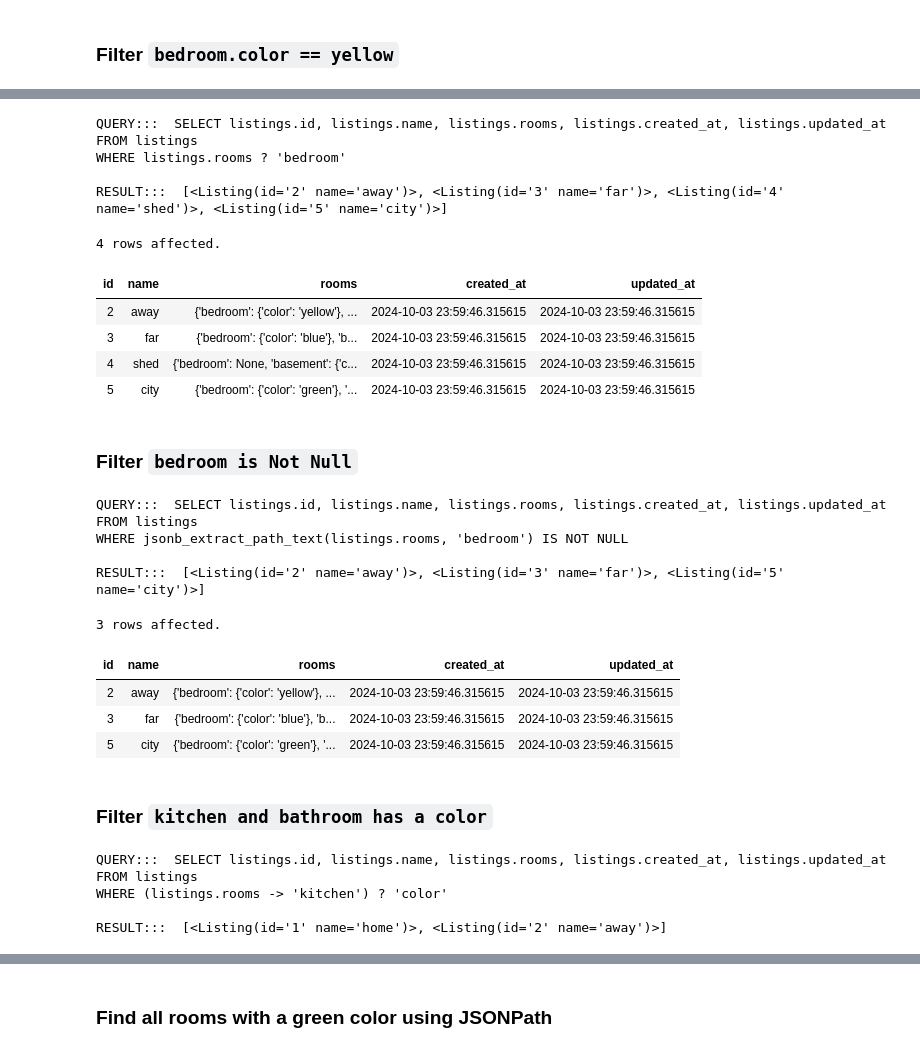
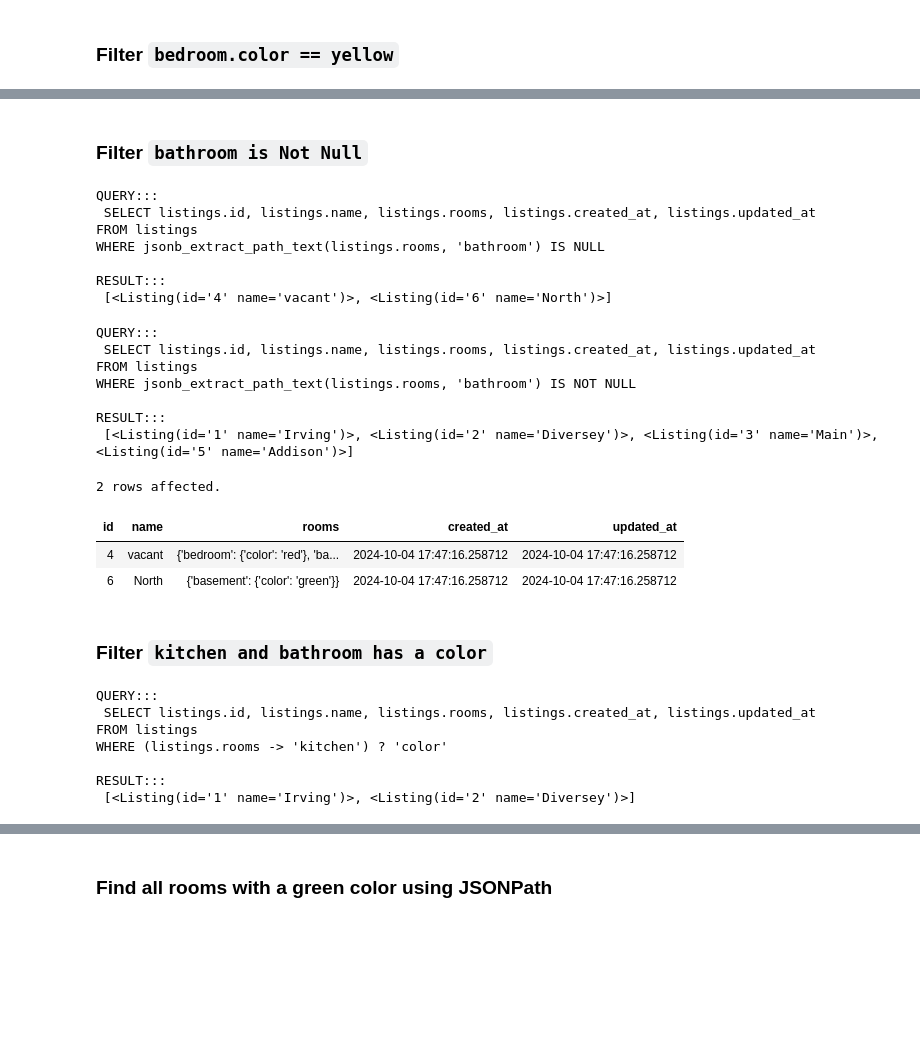
Before and after one commit to JoeJasinski/chipy-postgres-sqlalchemy-demo, a Jupyter notebook: examples/demo.ipynb, the cells around one changed output, grey strips where cells are left out. Saved outputs shown, nothing was run; the diff lists cells and outputs as text; code cells hidden in the pictures; blank space fills up the shorter version.

```diff
--- a/examples/demo.ipynb
+++ b/examples/demo.ipynb
@@ -235,64 +333,56 @@ WHERE (listings.rooms -> 'bedroom'::TEXT) = '{"color": "yellow"}'::JSONB
-# %%
-from sqlalchemy import select
-
-query = select(Listing).filter(
-    Listing.rooms.op('?')('bedroom'))
-_ = run_query(query, render=True)
-# %% [output]
-QUERY:::  SELECT listings.id, listings.name, listings.rooms, listings.created_at, listings.updated_at
-FROM listings
-WHERE listings.rooms ? 'bedroom'
-
-RESULT:::  [<Listing(id='2' name='away')>, <Listing(id='3' name='far')>, <Listing(id='4' name='shed')>, <Listing(id='5' name='city')>]
-# %%
-%%sql $DB_URL
-SELECT listings.id, listings.name, listings.rooms, listings.created_at, listings.updated_at
-FROM listings
-WHERE listings.rooms ? 'bedroom'
-# %% [output]
-4 rows affected.
-| id | name | rooms | created_at | updated_at |
-| 2 | away | {'bedroom': {'color': 'yellow'}, ... | 2024-10-03 23:59:46.315615 | 2024-10-03 23:59:46.315615 |
-| 3 | far | {'bedroom': {'color': 'blue'}, 'b... | 2024-10-03 23:59:46.315615 | 2024-10-03 23:59:46.315615 |
-| 4 | shed | {'bedroom': None, 'basement': {'c... | 2024-10-03 23:59:46.315615 | 2024-10-03 23:59:46.315615 |
-| 5 | city | {'bedroom': {'color': 'green'}, '... | 2024-10-03 23:59:46.315615 | 2024-10-03 23:59:46.315615 |
 # %% [markdown]
-### Filter `bedroom is Not Null`
+### Filter `bathroom is Not Null`
 # %%
 query = select(Listing).filter(
-    func.jsonb_extract_path_text(Listing.rooms, 'bedroom').isnot(None)
+    func.jsonb_extract_path_text(Listing.rooms, 'bathroom').is_(None)
 )
-_ = run_query(query)
+_ = run_query(engine, query)
 # %% [output]
-QUERY:::  SELECT listings.id, listings.name, listings.rooms, listings.created_at, listings.updated_at
+QUERY:::
+ SELECT listings.id, listings.name, listings.rooms, listings.created_at, listings.updated_at
 FROM listings
-WHERE jsonb_extract_path_text(listings.rooms, 'bedroom') IS NOT NULL
+WHERE jsonb_extract_path_text(listings.rooms, 'bathroom') IS NULL
 
-RESULT:::  [<Listing(id='2' name='away')>, <Listing(id='3' name='far')>, <Listing(id='5' name='city')>]
+RESULT:::
+ [<Listing(id='4' name='vacant')>, <Listing(id='6' name='North')>]
+# %%
+query = select(Listing).filter(
+    func.jsonb_extract_path_text(Listing.rooms, 'bathroom').isnot(None)
+)
+_ = run_query(engine, query)
+# %% [output]
+QUERY:::
+ SELECT listings.id, listings.name, listings.rooms, listings.created_at, listings.updated_at
+FROM listings
+WHERE jsonb_extract_path_text(listings.rooms, 'bathroom') IS NOT NULL
+
+RESULT:::
+ [<Listing(id='1' name='Irving')>, <Listing(id='2' name='Diversey')>, <Listing(id='3' name='Main')>, <Listing(id='5' name='Addison')>]
 # %%
 %%sql $DB_URL
 SELECT listings.id, listings.name, listings.rooms, listings.created_at, listings.updated_at
 FROM listings
-WHERE jsonb_extract_path_text(listings.rooms, 'bedroom') IS NOT NULL
+WHERE jsonb_extract_path_text(listings.rooms, 'bathroom') IS NULL
 # %% [output]
-3 rows affected.
+2 rows affected.
 | id | name | rooms | created_at | updated_at |
-| 2 | away | {'bedroom': {'color': 'yellow'}, ... | 2024-10-03 23:59:46.315615 | 2024-10-03 23:59:46.315615 |
-| 3 | far | {'bedroom': {'color': 'blue'}, 'b... | 2024-10-03 23:59:46.315615 | 2024-10-03 23:59:46.315615 |
-| 5 | city | {'bedroom': {'color': 'green'}, '... | 2024-10-03 23:59:46.315615 | 2024-10-03 23:59:46.315615 |
+| 4 | vacant | {'bedroom': {'color': 'red'}, 'ba... | 2024-10-04 17:47:16.258712 | 2024-10-04 17:47:16.258712 |
+| 6 | North | {'basement': {'color': 'green'}} | 2024-10-04 17:47:16.258712 | 2024-10-04 17:47:16.258712 |
 # %% [markdown]
 ### Filter `kitchen and bathroom has a color`
 # %%
 query = select(Listing).filter(
     Listing.rooms.op('->')('kitchen').op('?')('color'))
 
-_ = run_query(query)
+_ = run_query(engine, query)
 # %% [output]
-QUERY:::  SELECT listings.id, listings.name, listings.rooms, listings.created_at, listings.updated_at
+QUERY:::
+ SELECT listings.id, listings.name, listings.rooms, listings.created_at, listings.updated_at
 FROM listings
 WHERE (listings.rooms -> 'kitchen') ? 'color'
 
-RESULT:::  [<Listing(id='1' name='home')>, <Listing(id='2' name='away')>]
+RESULT:::
+ [<Listing(id='1' name='Irving')>, <Listing(id='2' name='Diversey')>]
 # %%
 %%sql $DB_URL
 SELECT listings.id, listings.name, listings.rooms, listings.created_at, listings.updated_at
```
Also changed, not shown: parts of 36 cells of this notebook, 2 other files.
